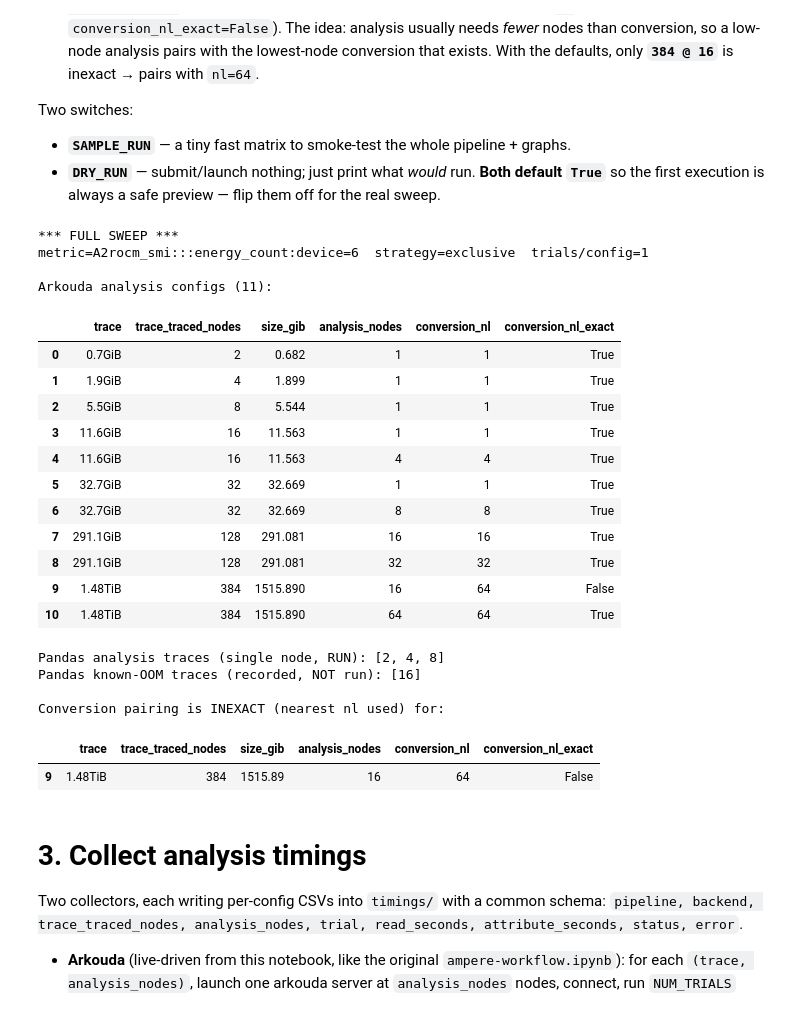
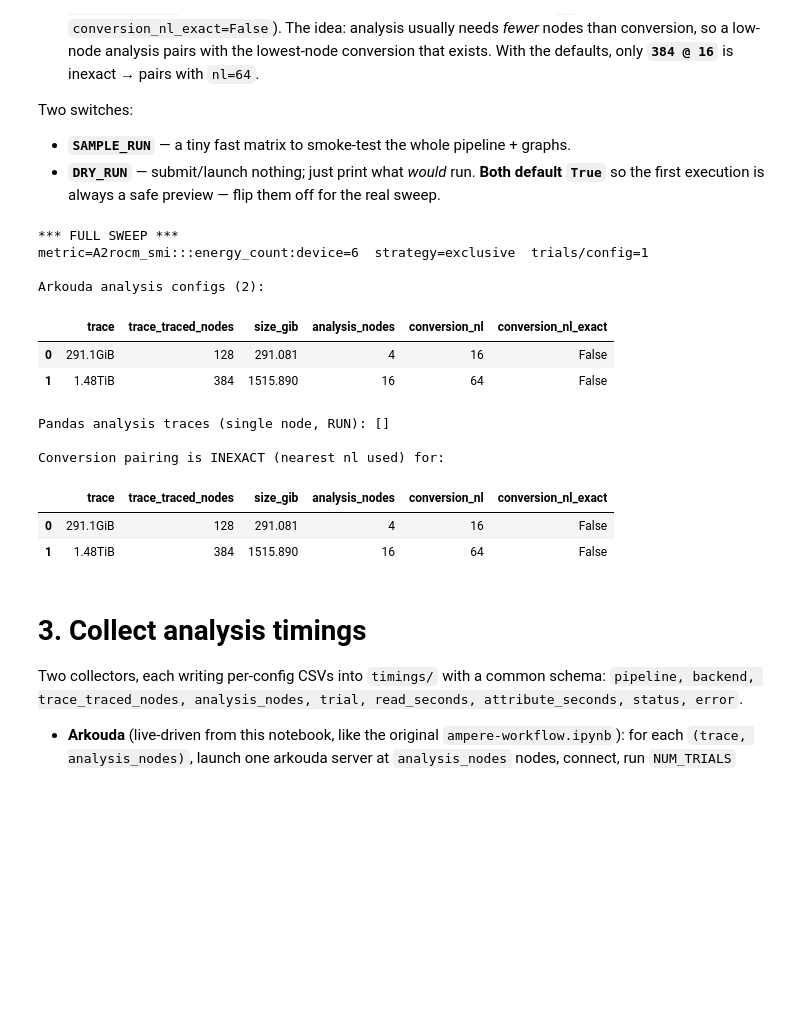
Before and after one commit to hpc-ai-adv-dev/fastotf2, a Jupyter notebook: workflows/scaling/ampere-workflows-new.ipynb, the cells around one changed output. Cells and saved outputs as stored; diff of their text form; code cells hidden in the pictures; blank space fills up the shorter version.

```diff
--- a/workflows/scaling/ampere-workflows-new.ipynb
+++ b/workflows/scaling/ampere-workflows-new.ipynb
@@ -416,28 +422,40 @@ Two switches:
 SAMPLE_RUN = False    # True: tiny fast matrix to check the pipeline + graphs.
 DRY_RUN    = False    # True: launch/submit NOTHING -- just print what WOULD run.
 
-# Head-to-head = both backends attempt the trace. Single-node pandas can hold 2/4/8 but OOMs at
-# 16 (~11.5 GiB inflates to >446 GB during read+attribute), which we RECORD as a known failure
-# rather than re-run. 32+ is arkouda-only (single-node pandas has no chance).
-TRACES_HEAD_TO_HEAD = [2, 4, 8, 16]   # arkouda runs all; pandas runs <=PANDAS_MAX_TRACE, OOM at 16
-TRACES_ARKOUDA_ONLY = [32, 128, 384]  # arkouda only (single-node pandas can't hold these)
+# ===== WRAP-UP TARGETED RUN (2026-07-21) =====
+# We ALREADY have great single-node data for 2/4/8/16/32 AND the two anti-scaling demo points
+# (16@4, 32@8) saved in run_20260721_013322. Ampere ANTI-SCALES: the attribute step is
+# communication-bound, so adding nodes makes it ~an order of magnitude SLOWER, not faster
+# (measured: s16 1->4n = 13.6x slower; s32 1->8n = 10x slower; 128@16 timed out). So the right
+# strategy is the FEWEST nodes that HOLD the trace in memory -- NOT a traced/N divisor.
+# Standard `hotlum` nodes = 500 GiB (50% heap => ~250 GiB usable/node); leave headroom for the
+# attribute step's (large) temporaries. Only 128 & 384 still need collecting:
+#   128 = 291 GiB  -> 4 nodes  (~73 GiB/node).  1 node OOMs (291 > ~250 heap); 2 is tight.
+#   384 = 1516 GiB -> 16 nodes (~95 GiB/node).  OOMs at <= ~8 nodes; MORE nodes only slower.
+# (Tip: the 1 TiB `hotlum-large-mem` nodes could hold 128 on 1 node / 384 on ~4 -> fewer = faster,
+#  if that partition is available to you.)
+# Original full-sweep matrix, kept for reference / a future fresh sweep:
+#   TRACES_HEAD_TO_HEAD=[2,4,8,16]; TRACES_ARKOUDA_ONLY=[32,128,384]
+#   ANALYSIS_NODES={2:[1],4:[1],8:[1],16:[1,4],32:[1,8],128:[16,32],384:[16,64]}
+TRACES_HEAD_TO_HEAD = []              # already collected on 1 node (run_20260721_013322)
+TRACES_ARKOUDA_ONLY = [128, 384]      # the only configs still needing data
 
-PANDAS_MAX_TRACE  = 8                 # largest trace pandas actually RUNS (single-node memory)
-PANDAS_OOM_TRACES = [16]              # recorded as a known OOM failure; NOT submitted
+PANDAS_MAX_TRACE  = 8                 # largest trace pandas actually RUNS via the normal path
+PANDAS_OOM_TRACES = [16]              # s16 OOMs single-node; we SUBMIT it here to PROVE it (below)
+PANDAS_VERIFY_OOM = True              # True: SUBMIT the known-OOM trace(s) as REAL single-node jobs
+                                      # to confirm they still OOM (the slurm .out is the proof),
+                                      # instead of only recording them. A fallback known-OOM row is
+                                      # still written so the graph always has the point; the real
+                                      # job overwrites it with actual timings if it doesn't OOM.
 
-# Arkouda-server node counts per trace -- EDIT FREELY.
+# Arkouda-server node counts -- FEWEST that fit in memory (ampere anti-scales, so fewer = faster).
 ANALYSIS_NODES = {
-    2:   [1],
-    4:   [1],
-    8:   [1],
-    16:  [1, 4],
-    32:  [1, 8],
-    128: [16, 32],
-    384: [16, 64],
+    128: [4],     # 291 GiB / 4  = ~73 GiB/node
+    384: [16],    # 1516 GiB / 16 = ~95 GiB/node   (8 nodes ~190/node is risky; 1 node OOMs)
 }
 
 NUM_TRIALS = 1                        # trials per config; all run in ONE allocation
-ARKOUDA_WALLTIME = "02:00:00"         # per arkouda-server job (covers all trials)
+ARKOUDA_WALLTIME = "06:00:00"         # per arkouda-server job (big-trace attribute can be long)
 # Chapel fixed comm heap the NIC must pin per node. CRITICAL: this ONLY takes effect through the
 # 'arkouda-container' profile's --source pre-exec (attached in §1) -- e4s-cl / apptainer SCRUBS
 # the host env, so launch_arkouda.sh's --heap-size (an srun --export) never reaches arkouda_server
@@ -529,52 +547,44 @@ plan = {
     "pandas_traces": pandas_traces,
     "pandas_oom_traces": pandas_oom_traces,
     "pandas_max_trace": PANDAS_MAX_TRACE,
     "trace_sizes_gib": {str(k): v for k, v in trace_sizes_gib.items()},
     "fastotf2_run": str(FASTOTF2_RUN),
     "fastotf2_run_extra": (str(_FASTOTF2_RUN_EXTRA) if _FASTOTF2_RUN_EXTRA else None),
     "python_run": str(PYTHON_RUN),
 }
 (RUN_DIR / "plan.json").write_text(json.dumps(plan, indent=2))
 
 # --- Report ---
 print("*** SAMPLE RUN ***" if SAMPLE_RUN else "*** FULL SWEEP ***",
       "   [DRY RUN — nothing will be launched]" if DRY_RUN else "")
 print(f"metric={METRIC}  strategy={STRATEGY}  trials/config={NUM_TRIALS}")
 _rows = [{**c, "trace": _trace_label(c["trace_traced_nodes"])} for c in configs]
 _view = pd.DataFrame(_rows, columns=["trace", "trace_traced_nodes", "size_gib",
                                      "analysis_nodes", "conversion_nl", "conversion_nl_exact"])
 print(f"\nArkouda analysis configs ({len(configs)}):")
 display(_view)
 print(f"Pandas analysis traces (single node, RUN): {pandas_traces}")
 if pandas_oom_traces:
-    print(f"Pandas known-OOM traces (recorded, NOT run): {pandas_oom_traces}")
+    _oom_mode = "SUBMIT to verify OOM" if PANDAS_VERIFY_OOM else "record as known OOM (NOT run)"
+    print(f"Pandas OOM traces [{_oom_mode}]: {pandas_oom_traces}")
 _inexact = _view[~_view["conversion_nl_exact"]]
 if len(_inexact):
     print("\nConversion pairing is INEXACT (nearest nl used) for:")
     display(_inexact)
 # %% [output]
 *** FULL SWEEP ***
 metric=A2rocm_smi:::energy_count:device=6  strategy=exclusive  trials/config=1
 
-Arkouda analysis configs (11):
+Arkouda analysis configs (2):
 |  | trace | trace_traced_nodes | size_gib | analysis_nodes | conversion_nl | conversion_nl_exact |
-| 0 | 0.7GiB | 2 | 0.682 | 1 | 1 | True |
-| 1 | 1.9GiB | 4 | 1.899 | 1 | 1 | True |
-| 2 | 5.5GiB | 8 | 5.544 | 1 | 1 | True |
-| 3 | 11.6GiB | 16 | 11.563 | 1 | 1 | True |
-| 4 | 11.6GiB | 16 | 11.563 | 4 | 4 | True |
-| 5 | 32.7GiB | 32 | 32.669 | 1 | 1 | True |
-| 6 | 32.7GiB | 32 | 32.669 | 8 | 8 | True |
-| 7 | 291.1GiB | 128 | 291.081 | 16 | 16 | True |
-| 8 | 291.1GiB | 128 | 291.081 | 32 | 32 | True |
-| 9 | 1.48TiB | 384 | 1515.890 | 16 | 64 | False |
-| 10 | 1.48TiB | 384 | 1515.890 | 64 | 64 | True |
+| 0 | 291.1GiB | 128 | 291.081 | 4 | 16 | False |
+| 1 | 1.48TiB | 384 | 1515.890 | 16 | 64 | False |
-Pandas analysis traces (single node, RUN): [2, 4, 8]
-Pandas known-OOM traces (recorded, NOT run): [16]
+Pandas analysis traces (single node, RUN): []
 
 Conversion pairing is INEXACT (nearest nl used) for:
 |  | trace | trace_traced_nodes | size_gib | analysis_nodes | conversion_nl | conversion_nl_exact |
-| 9 | 1.48TiB | 384 | 1515.89 | 16 | 64 | False |
+| 0 | 291.1GiB | 128 | 291.081 | 4 | 16 | False |
+| 1 | 1.48TiB | 384 | 1515.890 | 16 | 64 | False |
 # %% [markdown]
 # 3. Collect analysis timings
 
```
Also changed, not shown: parts of 6 cells of this notebook, 1 other file.
